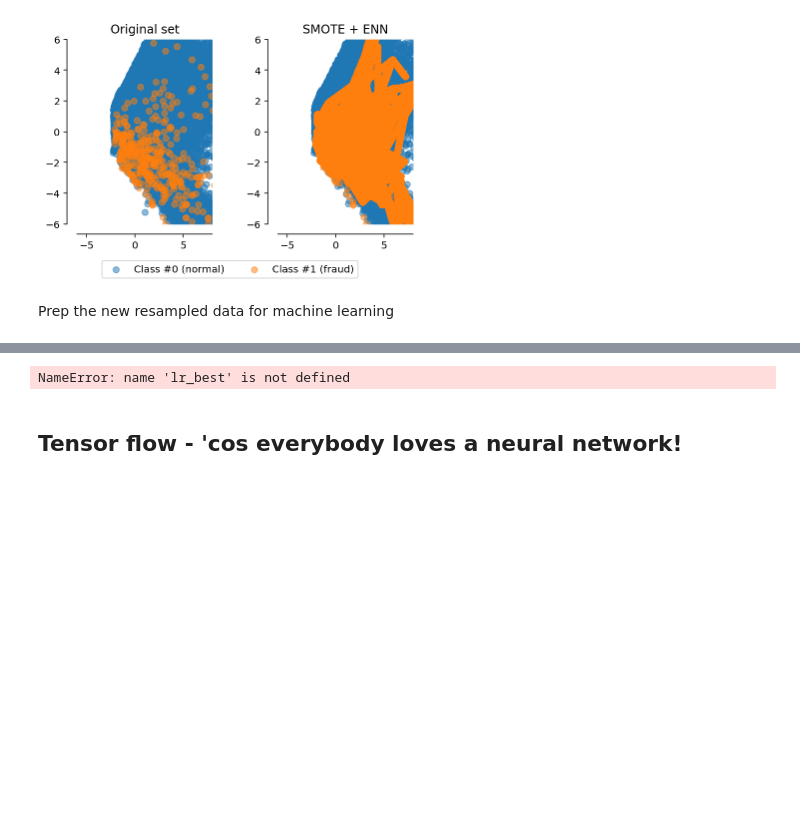
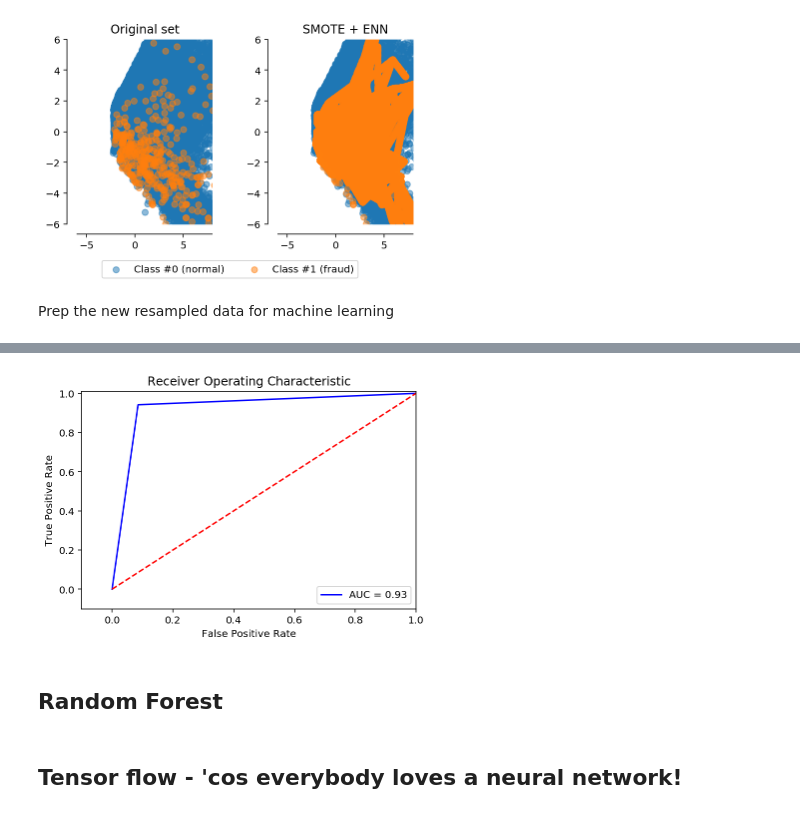
Before and after one commit to scheckley/kaggle_credit_fraud, a Jupyter notebook: scratch.ipynb, the cells around one changed output, grey strips where cells are left out. Saved outputs shown, nothing was run; the diff lists cells and outputs as text; code cells hidden in the pictures; blank space fills up the shorter version.

Commit message:
added random forest

```diff
--- a/scratch.ipynb
+++ b/scratch.ipynb
@@ -270,20 +270,22 @@ Recall metric in the testing dataset:  0.9384615384615385
 # %%
 # ROC curve
 lr = LogisticRegression(C = 10, penalty = 'l2')
-y_pred_score = lr_best.fit(X_train,y_train).decision_function(X_test)
+y_pred_score = lr.fit(X_train,y_train).decision_function(X_test)
 
 fpr, tpr, thresholds = roc_curve(y_test,y_pred)
 roc_auc = auc(fpr,tpr)
 
 # Plot ROC
 plt.title('Receiver Operating Characteristic')
 plt.plot(fpr, tpr, 'b',label='AUC = %0.2f'% roc_auc)
 plt.legend(loc='lower right')
 plt.plot([0,1],[0,1],'r--')
 plt.xlim([-0.1,1.0])
 plt.ylim([-0.1,1.01])
 plt.ylabel('True Positive Rate')
 plt.xlabel('False Positive Rate')
 plt.show()
 # %% [output]
-NameError: name 'lr_best' is not defined
+[figure, added]
+# %% [markdown]
+## Random Forest
```
Also changed, not shown: parts of 5 cells of this notebook.
